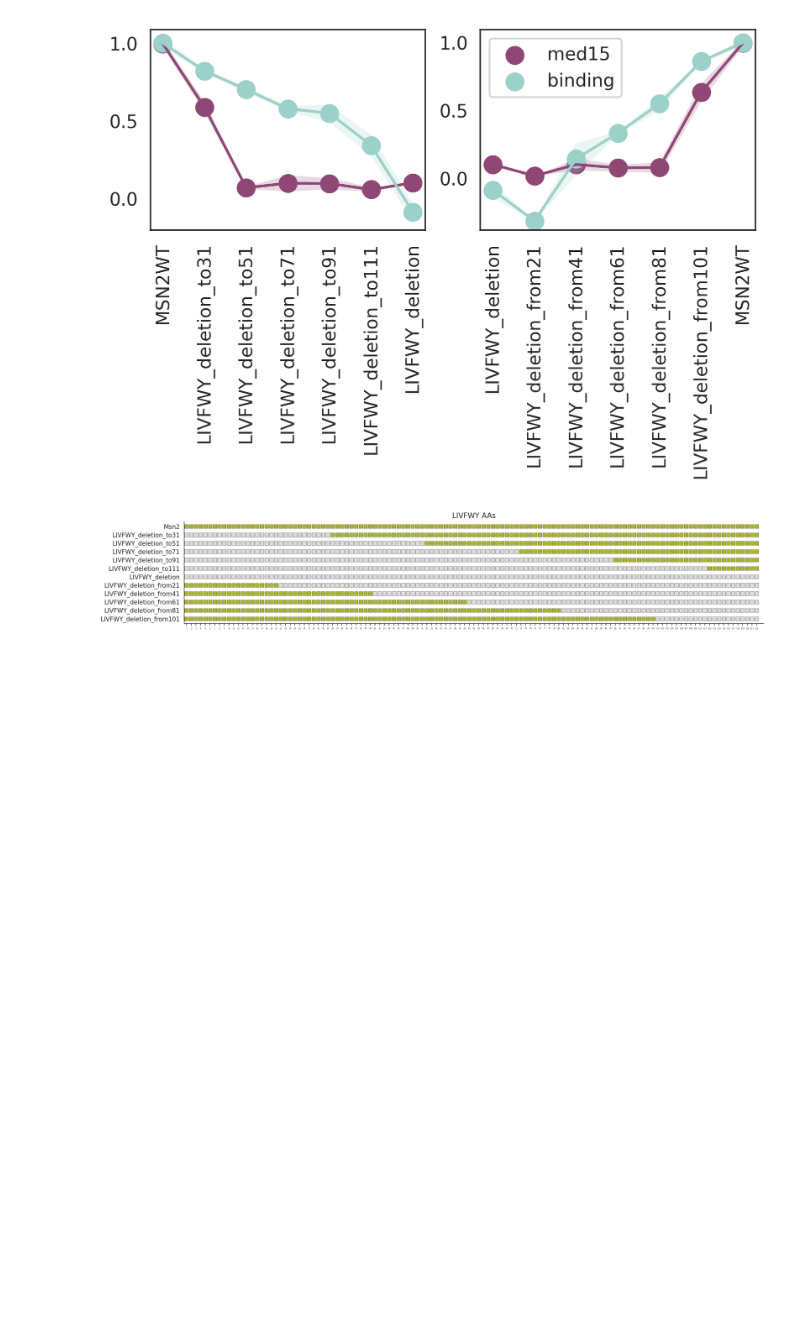
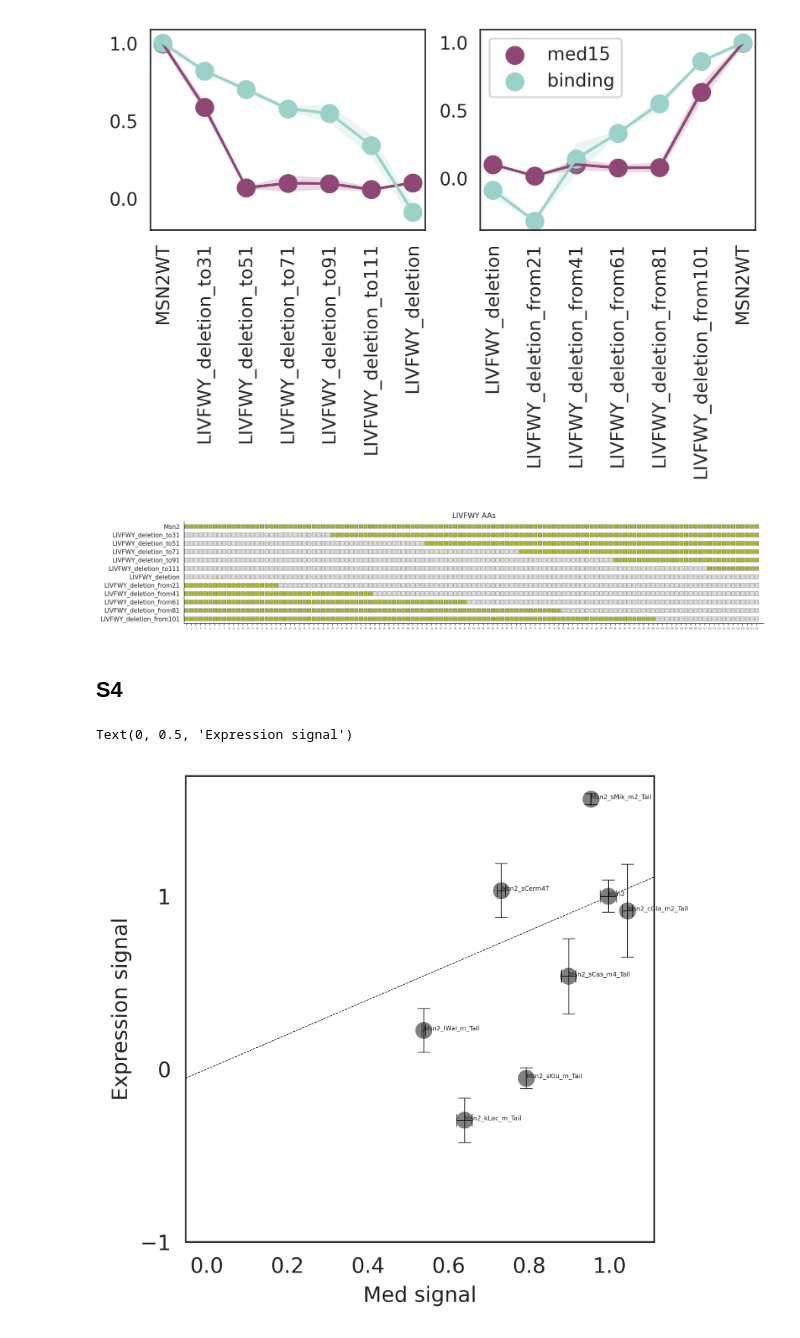
Before and after one commit to vmindel/MinBro2023, a Jupyter notebook: Analysis.ipynb, the cells around one changed output. Saved outputs shown, nothing was run; the diff lists cells and outputs as text; code cells hidden in the pictures; blank space fills up the shorter version.

```diff
--- a/Analysis.ipynb
+++ b/Analysis.ipynb
@@ -1223,3 +1278,26 @@ ax.set_title('LIVFWY AAs')
 fig.savefig('figures/Supp/livfwy_scheme.pdf')
 # %% [output]
 [figure]
+# %% [markdown]
+## S4
+# %%
+fig, ax = plt.subplots(1, dpi=300, figsize=(4,4))
+order = ['Msn2','Msn2_sCerm4T',  'Msn2_sMik_m2_Tail', 'Msn2_sKud_m2_Tail', 'Msn2_sKud_m4_Tail', 'Msn2_sBay_m2_Tail', 'Msn2_sBay_m4_Tail',
+         'Msn2_sCas_m2_Tail', 'Msn2_sCas_m4_Tail','Msn2_cGla_m2_Tail', 'Msn2_cGla_m4_Tail', 'Msn2_kLac_m_Tail','Msn2_lWal_m_Tail', 'Msn2_sKlu_m_Tail']
+ax.axline((0,0), slope=1, c='k', linestyle='--', linewidth=.3)
+
+ax.scatter(evo_med.values.reshape(1,-1)[0], evo_exp.values.reshape(1,-1)[0], c='gray', s=50, zorder=20)
+needed_error = set(m_model_mean.index).intersection(order).intersection(e_model_mean.index)
+x =  m_model_mean.loc[needed_error]
+y = e_model_mean.loc[needed_error]
+ax.errorbar(x.squeeze().values, y.squeeze().values, e_model_sem.loc[needed_error].squeeze().values,
+            m_model_sem.loc[needed_error].squeeze().values, fmt='None', capsize=3, c='k', linewidth=.3, capthick=.3, zorder=20)
+for i in needed_error:
+    ax.annotate(i, (x.loc[i], y.loc[i]), size=3, zorder=20)
+
+ax.set_yticks([-1,0,1])
+ax.set_xlabel('Med signal')
+ax.set_ylabel('Expression signal')
+# %% [output]
+Text(0, 0.5, 'Expression signal')
+[figure, added]
```
Also changed, not shown: parts of 14 cells of this notebook, 23 other files.
